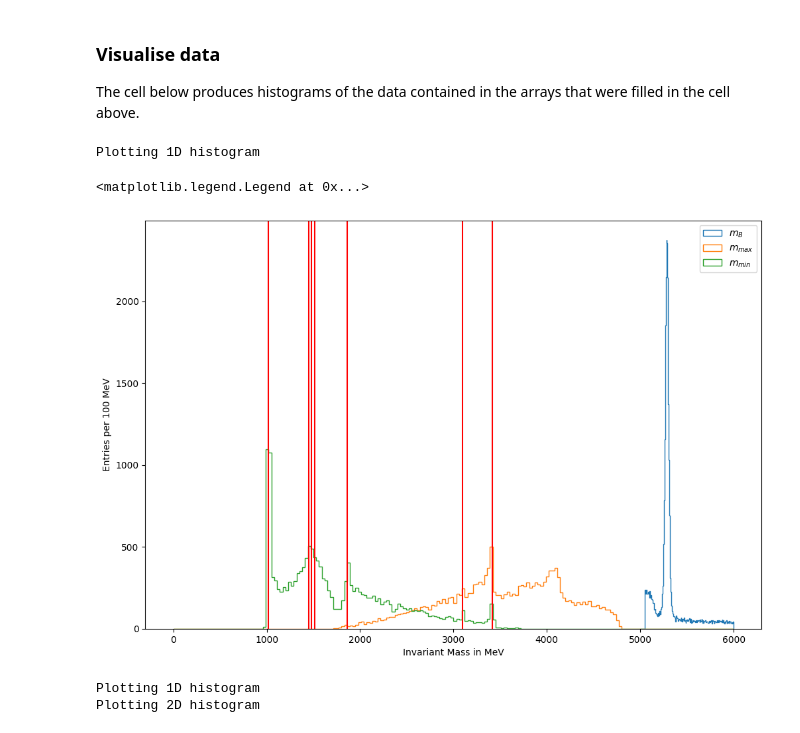
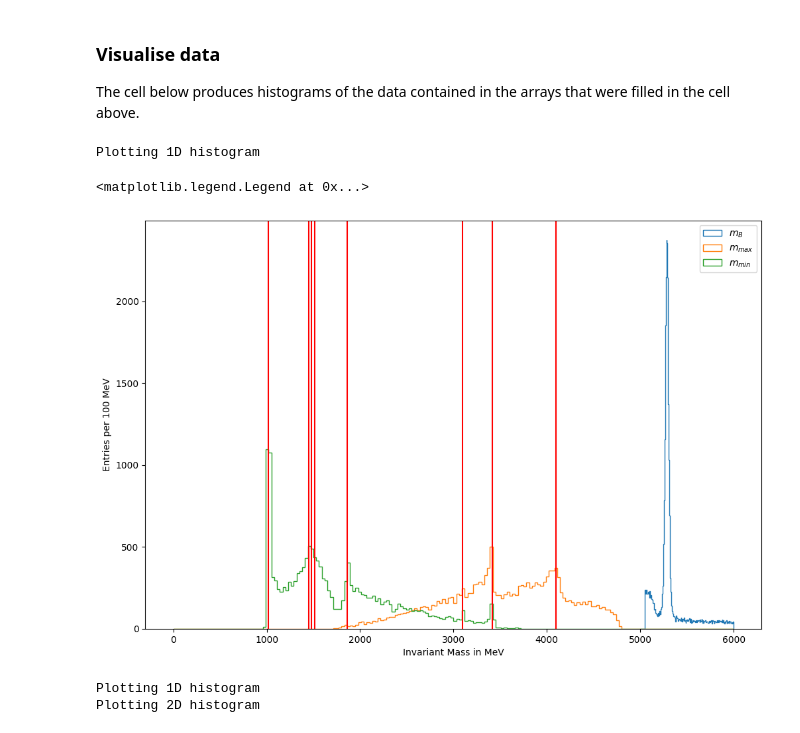
Before and after one commit to damianfrench/MatterAntimatterLab, a Jupyter notebook: Analysis_example.ipynb, the cells around one changed output. Saved outputs shown, nothing was run; the diff lists cells and outputs as text; code cells hidden in the pictures.

Commit message:
found the last peak and added comments next to all the particles with an explanation of 2-3GeV region

```diff
--- a/Analysis_example.ipynb
+++ b/Analysis_example.ipynb
@@ -440,45 +440,50 @@ fig, ax = plt.subplots(nrows=1, ncols=1, figsize=(12, 8))
 fig.subplots_adjust(wspace=0.3) # increase horizontal space between plots
 
 # This plots two 1D-histograms.
 # The color is changed automatically, the styles are set by hand
 # keep hold of the pT histogram data for fitting later
 print('Plotting 1D histogram')
 values_m_B,bins_m_B,patches_m_B = ax.hist(m_B_all, bins = 200, range = [5000, 6000],histtype='step',label='$m_{B}$')
 values_m_R12,bins_m_R12,patches_m_R12 = ax.hist(m_high_all, bins = 200, range = [0, 6000],histtype='step',label='$m_{max}$')
 values_m_R13,bins_m_R13,patches_m_R13 = ax.hist(m_low_all, bins = 200, range = [0, 6000],histtype='step',label='$m_{min}$')
 
-#D_0
+# phi strange-antistrange
+ax.axvline(1019.461,color='red')
+#f'_2 - mainly strange-anti-strange with some up-anti-up and down-antidown
+ax.axvline(1512,color='red')
+#eta - even mix of up-anti-up, down-antidown and strange-antistrange
+ax.axvline(1475,color='red')
+#rho - mainly up-anti-up and down-antidown
+ax.axvline(1450,color='red')
+#D_0 charm antiup
 ax.axvline(1864.84,color='red')
-# phi
-ax.axvline(1019.461,color='red')
-#J/psi
+
+# 2-3 GeV region is mainly comprised of excited light meson states.
+
+#J/psi charm-anticharm
 ax.axvline(3096.9,color='red')
-#f'_2
-ax.axvline(1512,color='red')
-#eta
-ax.axvline(1475,color='red')
-#rho
-ax.axvline(1450,color='red')
-#chi_c0
+#chi_c0 charm-anticharm
 ax.axvline(3414.71,color='red')
+# Charmonium (excited) states) and tetra quark candidates in the region of 4GeV - 4.5 GeV
+ax.axvline(4100,color='red')
 
 # peaks,_=scipy.signal.find_peaks(values_m_B,height=25)
 # widths,width_heights,pos_left,pos_right=scipy.signal.peak_widths(values_m_B,peaks,rel_height=0.5)
 # int_pos_right=int(np.floor(pos_right[0]))
 # int_pos_left=int(np.floor(pos_left[0]))
 # print(bins_m_B[peaks],values_m_B[peaks])
 # print((m_B.max()-m_B.min())/2000)
 # ax.scatter(bins_m_B[peaks],values_m_B[peaks],color='red')
 # ax.hlines(0.5*values_m_B[peaks],bins_m_B[int_pos_left],bins_m_B[int_pos_right],color='red')
 #ax[0].hist(pZ, bins = 200, range = [0, 100000],histtype='stepfilled',alpha=0.3,label='$p_{z}$')
 ax.set_xlabel('Invariant Mass in MeV')
 ax.set_ylabel('Entries per 100 MeV')
 ax.legend()
 # plt.savefig('B_meson_invariant_mass.png')
 # %% [output]
 Plotting 1D histogram
 <matplotlib.legend.Legend at 0x...>
-[figure, old version]
+[figure, new version]
 # %%
 # Plot some histograms -- NOTE: this can take several minutes
 
```
